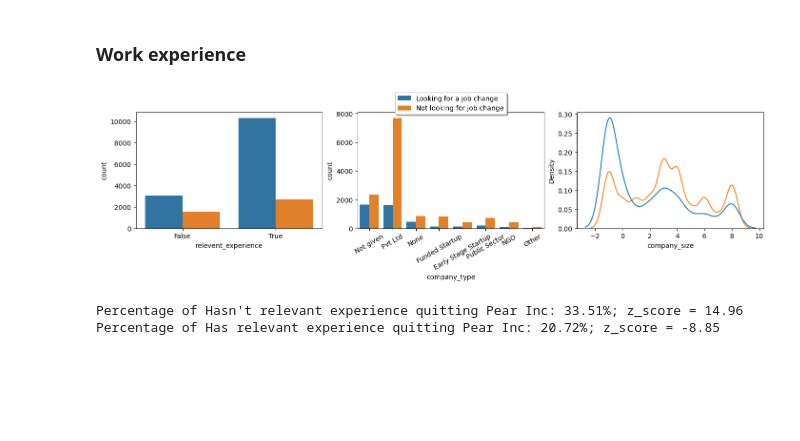
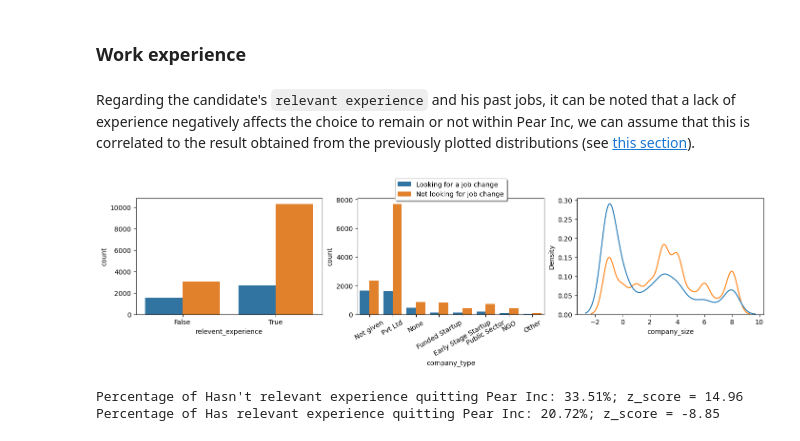
Before and after one commit to teob97/xtream-ai-assignment, a Jupyter notebook: notebooks/challenge_1.ipynb, the cells around one changed output. Cells and saved outputs as stored; diff of their text form; code cells hidden in the pictures; blank space fills up the shorter version.

```diff
--- a/notebooks/challenge_1.ipynb
+++ b/notebooks/challenge_1.ipynb
@@ -305,20 +301,22 @@ Percentage of Humanities quitting Pear Inc: 20.06%; z_score = -2.32
 Percentage of No Major quitting Pear Inc: 18.67%; z_score = -6.06
 # %% [markdown]
 ### Work experience
+# %% [markdown]
+Regarding the candidate's `relevant experience` and his past jobs, it can be noted that a lack of experience negatively affects the choice to remain or not within Pear Inc, we can assume that this is correlated to the result obtained from the previously plotted distributions (see [this section](#Plotting-ordinal-variables-distributions)).
 # %%
 _, axs = plt.subplots(1,3, figsize = (14,4), constrained_layout=True)
 
-sns.countplot(data, x='relevent_experience', hue='target_label', ax = axs[0])
+sns.countplot(data, x='relevent_experience', hue='target', hue_order = [1,0],ax = axs[0])
 sns.countplot(data, x='company_type', hue='target_label', ax = axs[1]).tick_params(axis='x', labelrotation = 30)
 sns.kdeplot(data, x='company_size', hue='target_label', common_norm=False, ax = axs[2])
 
 axs[0].get_legend().remove()
 axs[2].get_legend().remove()
 axs[1].legend(loc='upper center', bbox_to_anchor=(0.5, 1.2), shadow=True)
 
 plt.show()
 # %% [output]
-[figure, old version]
+[figure, new version]
 # %%
 relevent_exp_dict = my_functions.print_percentage_and_ztest(data, 'relevent_experience', ['Hasn\'t relevant experience', 'Has relevant experience'])
 # %% [output]
```
Also changed, not shown: parts of 2 cells of this notebook.
